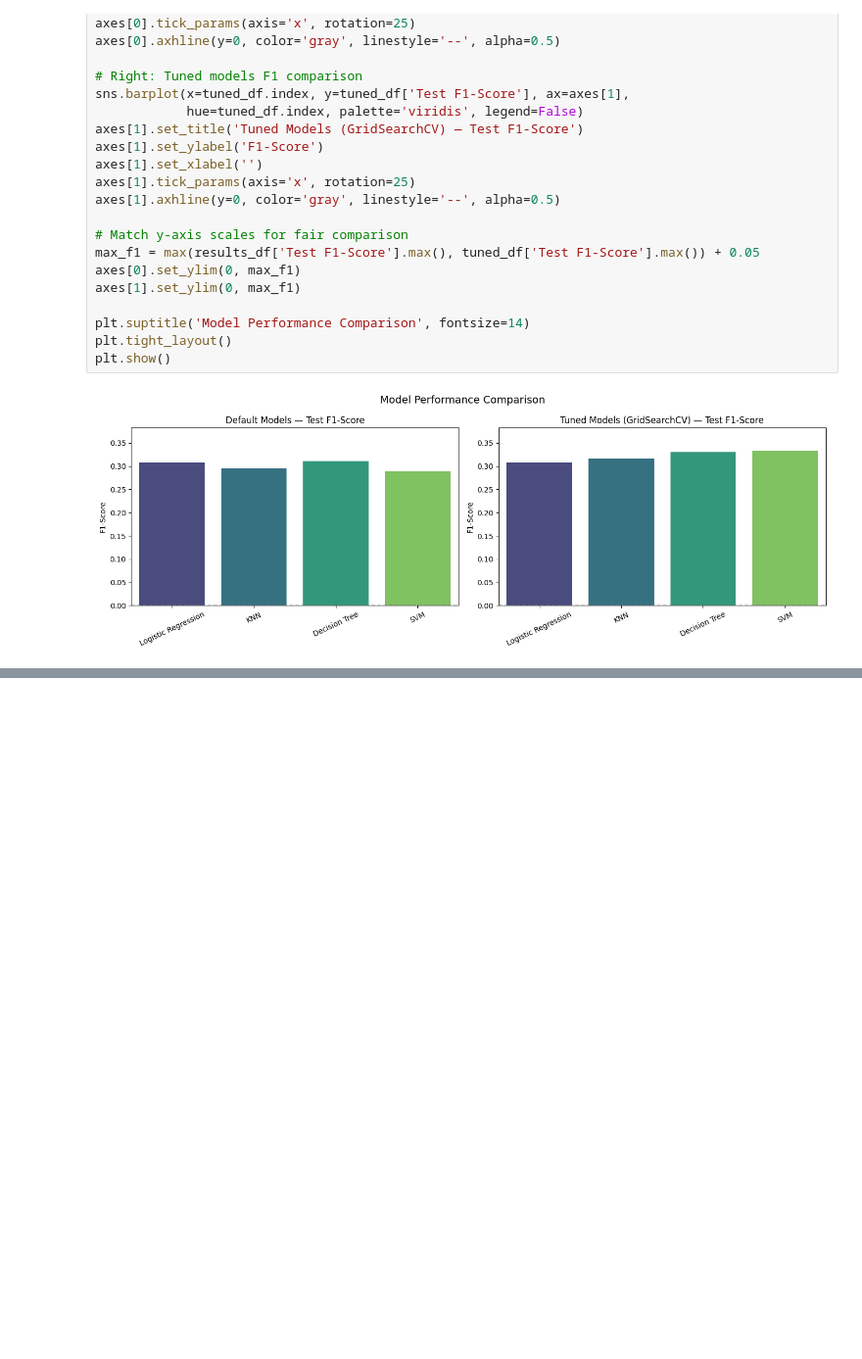
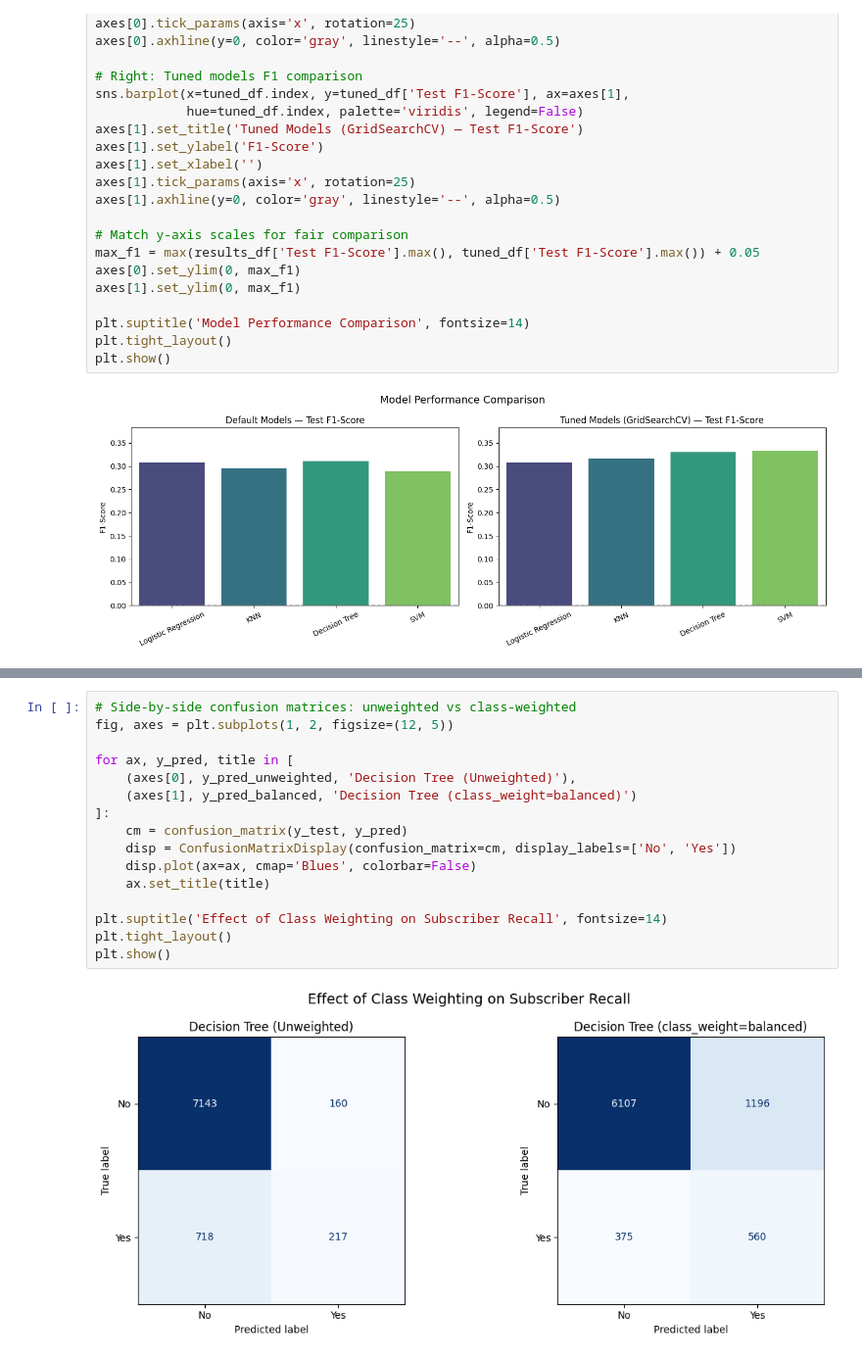
Before and after one commit to avidavis/comparing-classifiers, a Jupyter notebook: prompt_III.ipynb, the cells around one changed output, grey strips where cells are left out. Shown at 98% size. Cells and saved outputs as stored; diff of their text form; blank space fills up the shorter version.

```diff
--- a/prompt_III.ipynb
+++ b/prompt_III.ipynb
@@ -857,0 +898,18 @@ plt.show()
+# %%
+# Side-by-side confusion matrices: unweighted vs class-weighted
+fig, axes = plt.subplots(1, 2, figsize=(12, 5))
+
+for ax, y_pred, title in [
+    (axes[0], y_pred_unweighted, 'Decision Tree (Unweighted)'),
+    (axes[1], y_pred_balanced, 'Decision Tree (class_weight=balanced)')
+]:
+    cm = confusion_matrix(y_test, y_pred)
+    disp = ConfusionMatrixDisplay(confusion_matrix=cm, display_labels=['No', 'Yes'])
+    disp.plot(ax=ax, cmap='Blues', colorbar=False)
+    ax.set_title(title)
+
+plt.suptitle('Effect of Class Weighting on Subscriber Recall', fontsize=14)
+plt.tight_layout()
+plt.show()
+# %% [output]
+[figure, added]
```
Also changed, not shown: parts of 12 cells of this notebook, 2 other files.
